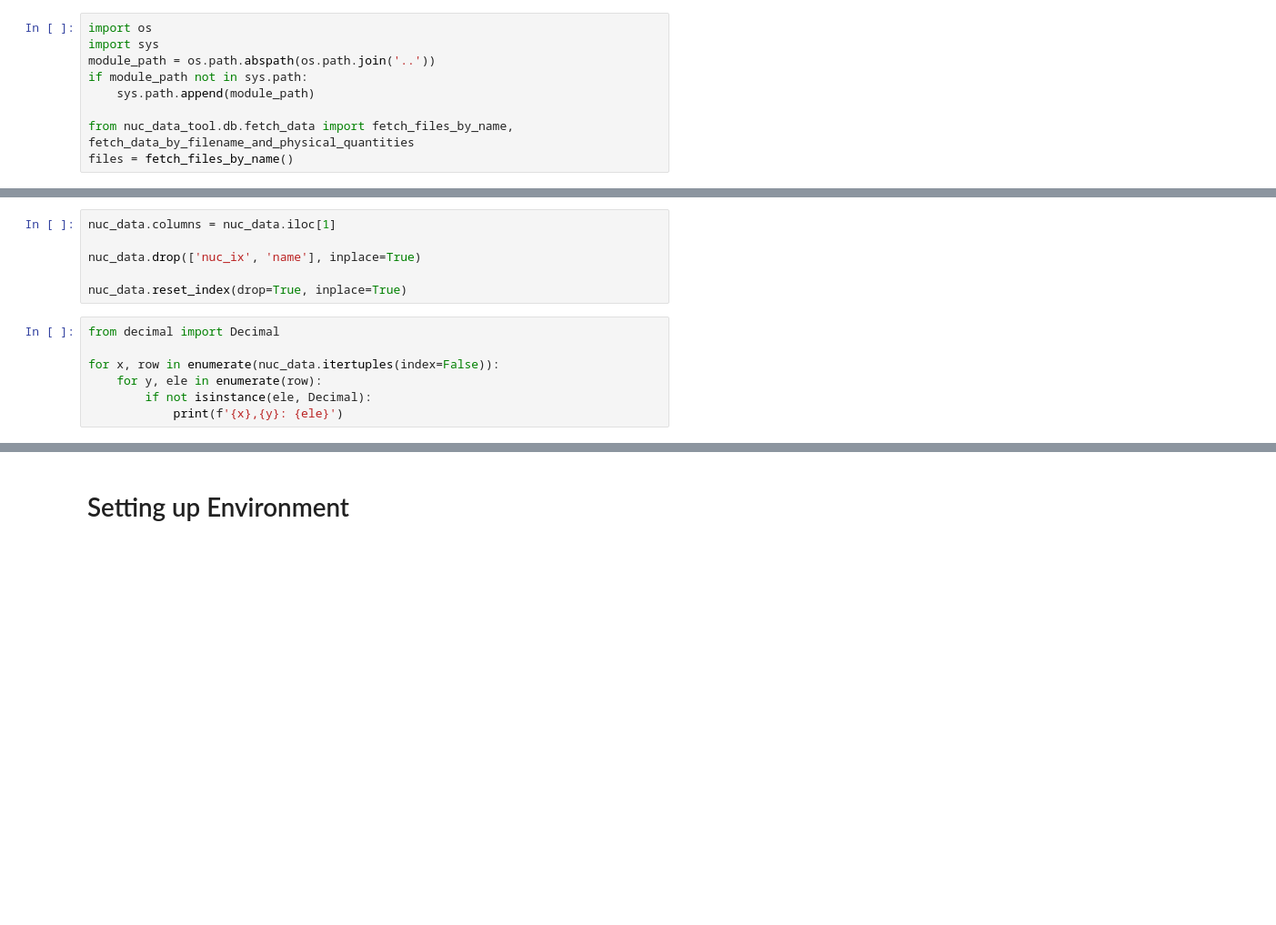
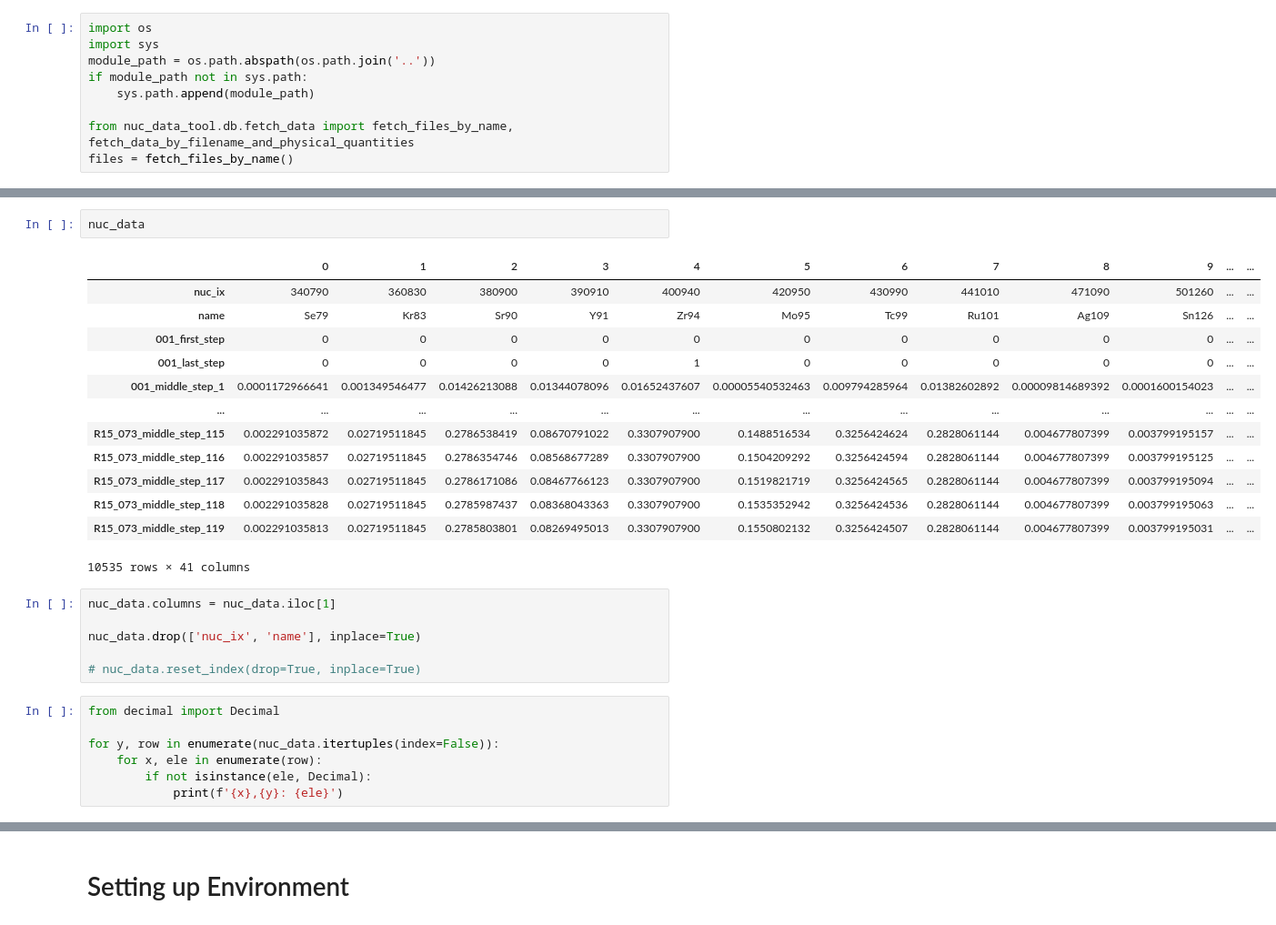
Before and after one commit to bookyue/nuclear_data_automated_processing, a Jupyter notebook: jupyterlab/anomaly_detection_nuc.ipynb, the cells around one changed output, grey strips where cells are left out. Shown at 91% size. Cells and saved outputs as stored; diff of their text form; blank space fills up the shorter version.

```diff
--- a/jupyterlab/anomaly_detection_nuc.ipynb
+++ b/jupyterlab/anomaly_detection_nuc.ipynb
@@ -27,13 +36,29 @@ for file in files:
+# %%
+nuc_data
+# %% [output]
+|  | 0 | 1 | 2 | 3 | 4 | 5 | 6 | 7 | 8 | 9 | ... | ... |
+| nuc_ix | 340790 | 360830 | 380900 | 390910 | 400940 | 420950 | 430990 | 441010 | 471090 | 501260 | ... | ... |
+| name | Se79 | Kr83 | Sr90 | Y91 | Zr94 | Mo95 | Tc99 | Ru101 | Ag109 | Sn126 | ... | ... |
+| 001_first_step | 0 | 0 | 0 | 0 | 0 | 0 | 0 | 0 | 0 | 0 | ... | ... |
+| 001_last_step | 0 | 0 | 0 | 0 | 1 | 0 | 0 | 0 | 0 | 0 | ... | ... |
+| 001_middle_step_1 | 0.0001172966641 | 0.001349546477 | 0.01426213088 | 0.01344078096 | 0.01652437607 | 0.00005540532463 | 0.009794285964 | 0.01382602892 | 0.00009814689392 | 0.0001600154023 | ... | ... |
+| ... | ... | ... | ... | ... | ... | ... | ... | ... | ... | ... | ... | ... |
+| R15_073_middle_step_115 | 0.002291035872 | 0.02719511845 | 0.2786538419 | 0.08670791022 | 0.3307907900 | 0.1488516534 | 0.3256424624 | 0.2828061144 | 0.004677807399 | 0.003799195157 | ... | ... |
+| R15_073_middle_step_116 | 0.002291035857 | 0.02719511845 | 0.2786354746 | 0.08568677289 | 0.3307907900 | 0.1504209292 | 0.3256424594 | 0.2828061144 | 0.004677807399 | 0.003799195125 | ... | ... |
+| R15_073_middle_step_117 | 0.002291035843 | 0.02719511845 | 0.2786171086 | 0.08467766123 | 0.3307907900 | 0.1519821719 | 0.3256424565 | 0.2828061144 | 0.004677807399 | 0.003799195094 | ... | ... |
+| R15_073_middle_step_118 | 0.002291035828 | 0.02719511845 | 0.2785987437 | 0.08368043363 | 0.3307907900 | 0.1535352942 | 0.3256424536 | 0.2828061144 | 0.004677807399 | 0.003799195063 | ... | ... |
+| R15_073_middle_step_119 | 0.002291035813 | 0.02719511845 | 0.2785803801 | 0.08269495013 | 0.3307907900 | 0.1550802132 | 0.3256424507 | 0.2828061144 | 0.004677807399 | 0.003799195031 | ... | ... |
+10535 rows × 41 columns
 # %%
 nuc_data.columns = nuc_data.iloc[1]
 
 nuc_data.drop(['nuc_ix', 'name'], inplace=True)
 
-nuc_data.reset_index(drop=True, inplace=True)
+# nuc_data.reset_index(drop=True, inplace=True)
 # %%
 from decimal import Decimal
 
-for x, row in enumerate(nuc_data.itertuples(index=False)):
-    for y, ele in enumerate(row):
+for y, row in enumerate(nuc_data.itertuples(index=False)):
+    for x, ele in enumerate(row):
         if not isinstance(ele, Decimal):
             print(f'{x},{y}: {ele}')
```
Also changed, not shown: parts of 9 cells of this notebook, 1 other file.
